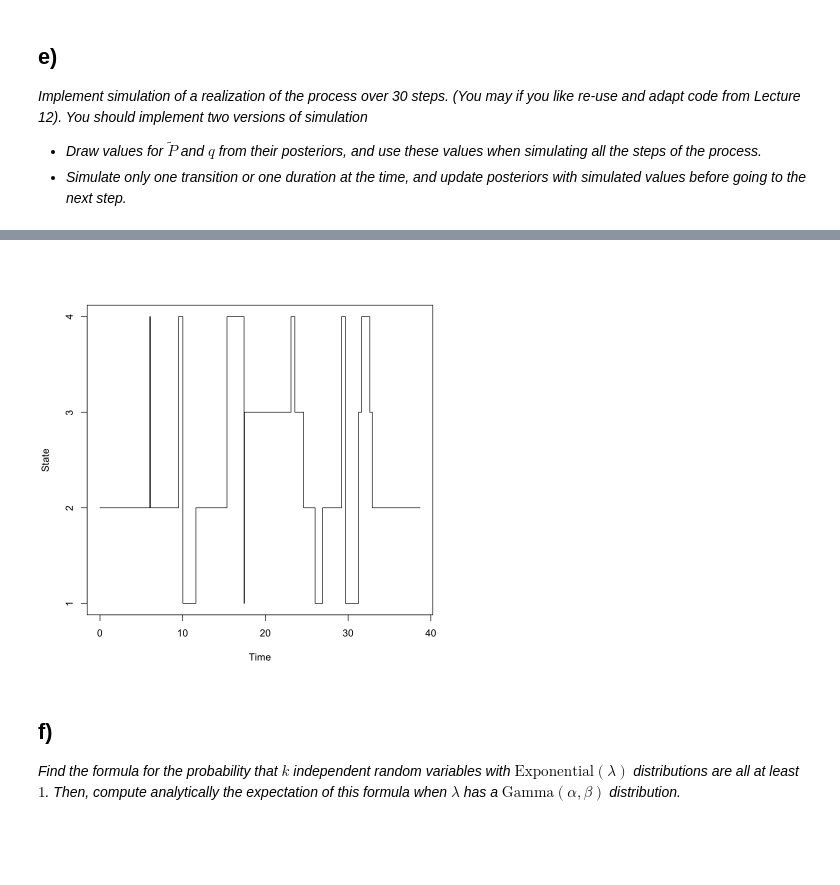
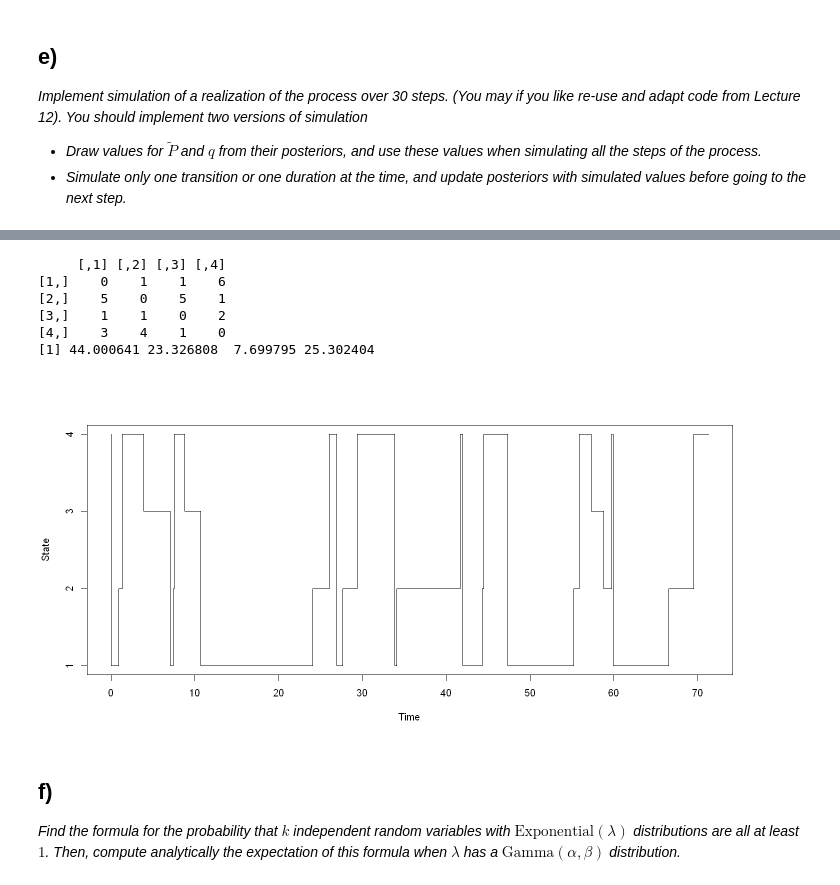
Before and after one commit to focccus/MVE550-Stochastic-processes, a Jupyter notebook: A3/assignment 3.ipynb, the cells around one changed output, grey strips where cells are left out. Cells and saved outputs as stored; diff of their text form; code cells hidden in the pictures; blank space fills up the shorter version.

```diff
--- a/A3/assignment 3.ipynb
+++ b/A3/assignment 3.ipynb
@@ -303,30 +259,48 @@ axis(2, at = 1:4)
 # %%
-P <- sample_P(alpha_matrix)
 N <- 30
 states <- rep(0, N)
 states[1] <- 4
 
-for (i in 2:N)
+for(i in 2:N) {
+  # sample P using the updated alpha
+  P <- sample_P(alpha_matrix)
+  # sample a next state i according to probabilities P
   states[i] <- sample(1:4, 1, prob = P[states[i-1],])
+  # Update the count for the transition
   alpha_matrix[states[i]-1, states[i]] <- alpha_matrix[2, states[i]] + 1
+
+  # sample the posterior of q using updated parameters
   q <- sample_q(number_visited,holding_times)
-  number_visited[states[i]]<-number_visited[states[i]]+1
+  # increase the count for the state
+  number_visited[states[i]] <- number_visited[states[i]]+1
+  # sample the holding time from q:
   wait <- rexp(1, q[states[i]])
-  holding_times[states[i-1]]<-holding_times[states[i-1]]+wait
+  # store the new total holding time:
+  holding_times[states[i]] <- holding_times[states[i]]+wait
   waits[i]<-wait
+}
 
 # To plot the simulation as a step function:
 times <- cumsum(waits)
 par(bg = "white")  # Adjust the width and height
 x <- y <- rep(0, 2 * N)
 y[2 * (1:N) - 1] <- states
 y[2 * (1:N)] <- states
 x[2 * (1:N)] <- times
 x[2 * (2:N) - 1] <- times[-N]
 plot(x, y, type = "l", xlab = "Time", ylab = "State", yaxt = "n")
 axis(2, at = 1:4)
+
+print(alpha_matrix)
+print(holding_times)
 # %% [output]
+     [,1] [,2] [,3] [,4]
+[1,]    0    1    1    6
+[2,]    5    0    5    1
+[3,]    1    1    0    2
+[4,]    3    4    1    0
+[1] 44.000641 23.326808  7.699795 25.302404
-[figure, old version]
+[figure, new version]
 # %% [markdown]
 ## f)
 *Find the formula for the probability that $k$ independent random variables with $\mathrm{Exponential}(λ)$ distributions are all at least $1$. Then, compute analytically the expectation of this formula when $\lambda$ has a $\mathrm{Gamma}(α, β)$ distribution.*
```
Also changed, not shown: parts of 10 cells of this notebook, 15 other files.
